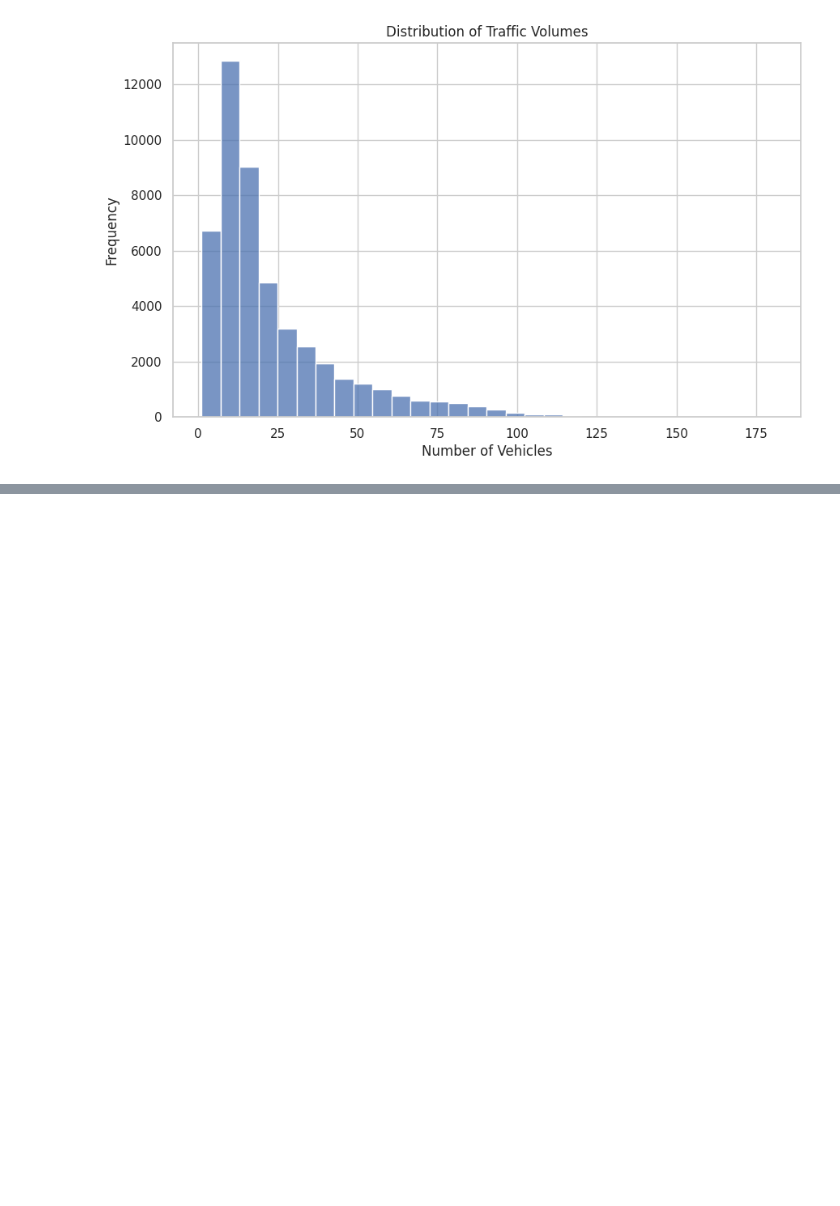
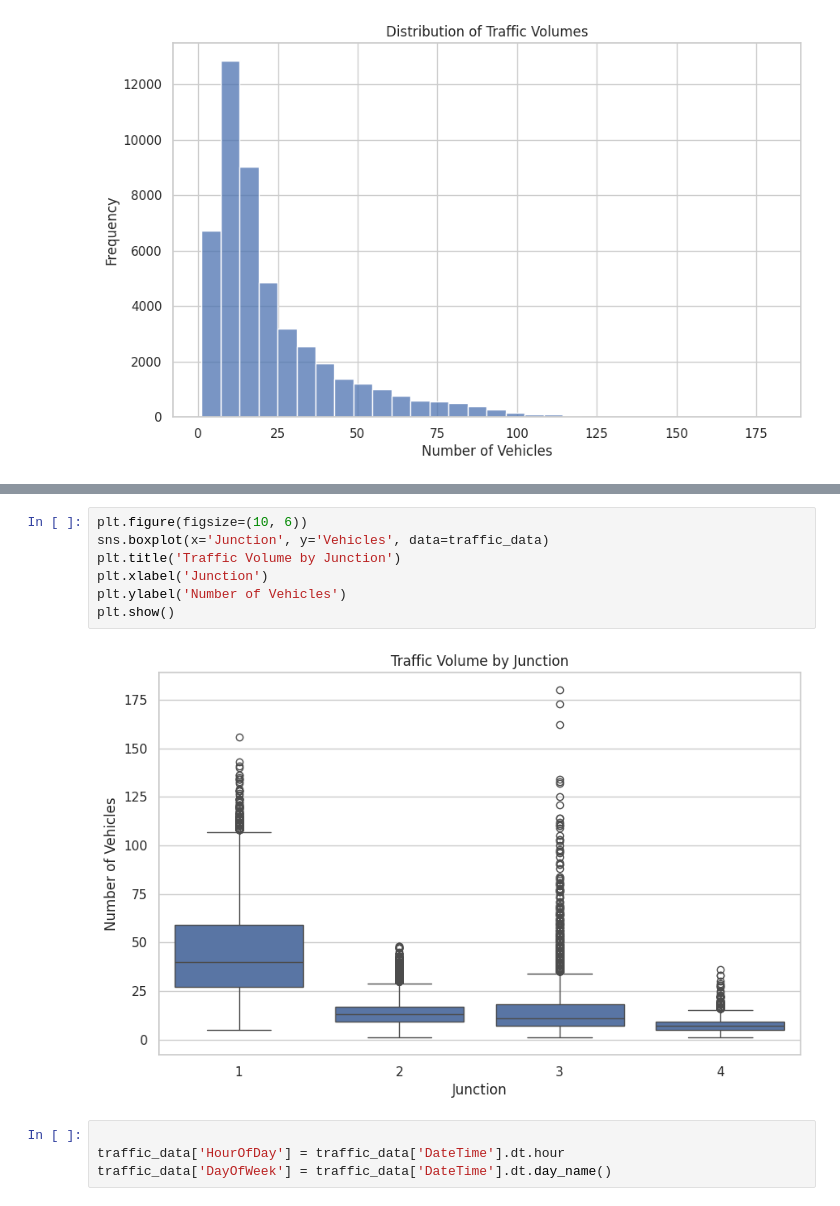
Before and after one commit to AaryanAnand10/Traffic-Prediction, a Jupyter notebook: Untitled0.ipynb, the cells around one changed output, grey strips where cells are left out. Saved outputs shown, nothing was run; the diff lists cells and outputs as text; blank space fills up the shorter version.

```diff
--- a/Untitled0.ipynb
+++ b/Untitled0.ipynb
@@ -68,0 +79,13 @@ plt.show()
+# %%
+plt.figure(figsize=(10, 6))
+sns.boxplot(x='Junction', y='Vehicles', data=traffic_data)
+plt.title('Traffic Volume by Junction')
+plt.xlabel('Junction')
+plt.ylabel('Number of Vehicles')
+plt.show()
+# %% [output]
+[figure, added]
+# %%
+
+traffic_data['HourOfDay'] = traffic_data['DateTime'].dt.hour
+traffic_data['DayOfWeek'] = traffic_data['DateTime'].dt.day_name()
```
Also changed, not shown: parts of 5 cells of this notebook.
